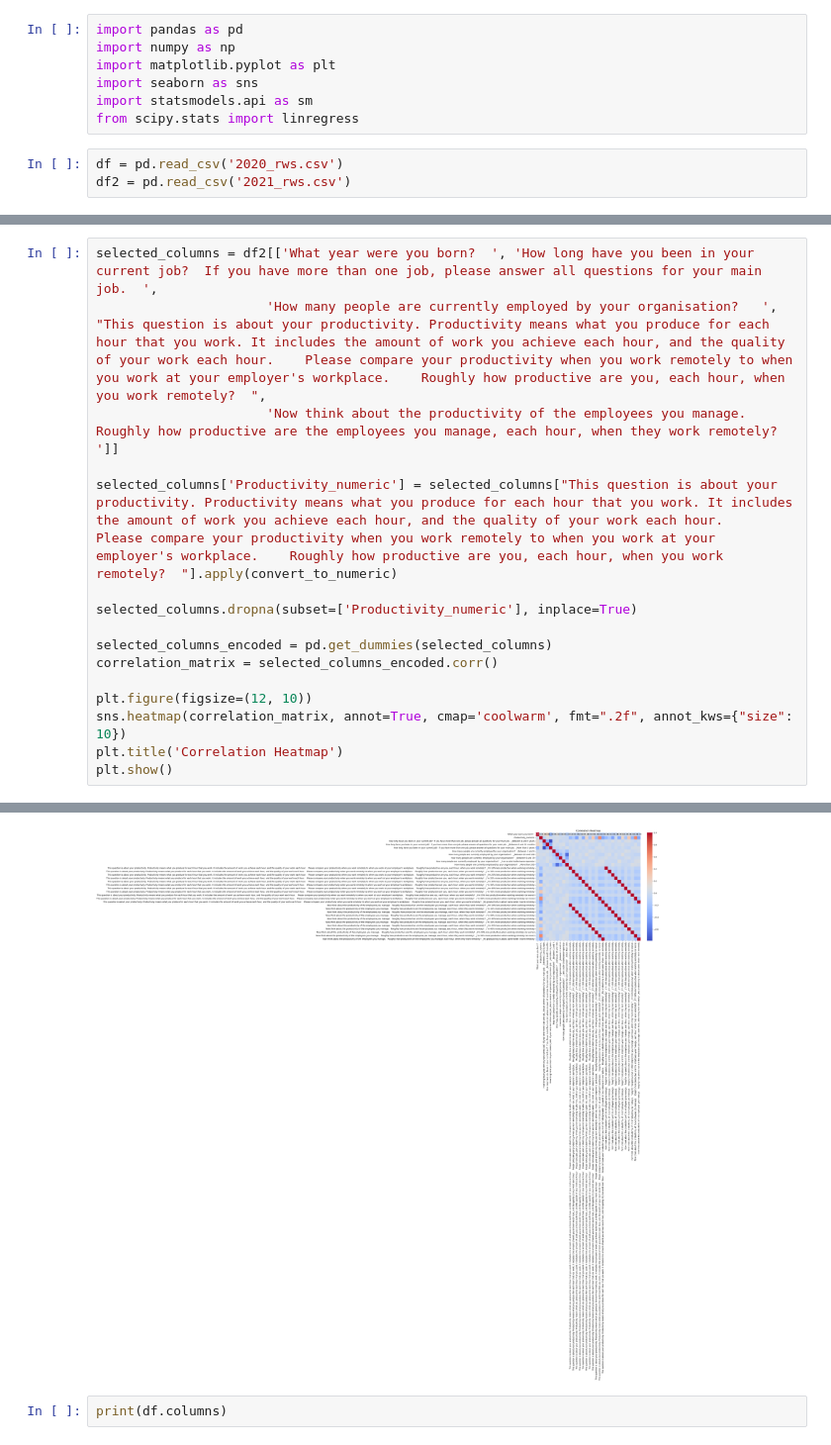
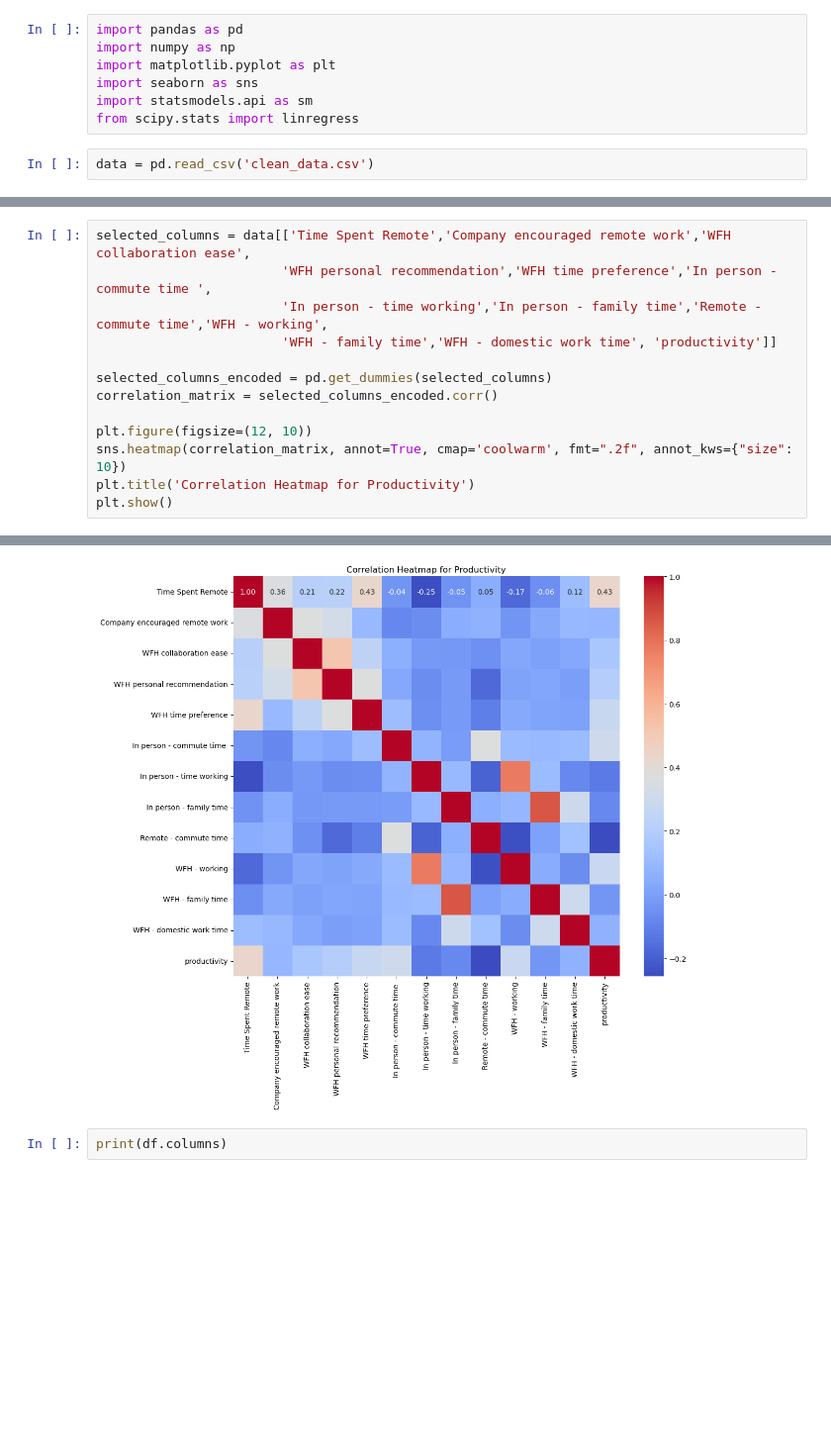
Before and after one commit to spuri007/189-project, a Jupyter notebook: MATH 189 Project.ipynb, the cells around one changed output, grey strips where cells are left out. Shown: that part at 99% size. Saved outputs shown, nothing was run; the diff lists cells and outputs as text; blank space fills up the shorter version.

```diff
--- a/MATH 189 Project.ipynb
+++ b/MATH 189 Project.ipynb
@@ -6,6 +6,5 @@ import seaborn as sns
 import statsmodels.api as sm
 from scipy.stats import linregress
 # %%
-df = pd.read_csv('2020_rws.csv')
-df2 = pd.read_csv('2021_rws.csv')
+data = pd.read_csv('clean_data.csv')
 # %%
@@ -112,17 +74,14 @@ Interpretation:
 # %%
-selected_columns = df2[['What year were you born?  ', 'How long have you been in your current job?  If you have more than one job, please answer all questions for your main job.  ',
-                      'How many people are currently employed by your organisation?   ', "This question is about your productivity. Productivity means what you produce for each hour that you work. It includes the amount of work you achieve each hour, and the quality of your work each hour.    Please compare your productivity when you work remotely to when you work at your employer's workplace.    Roughly how productive are you, each hour, when you work remotely?  ",
-                      'Now think about the productivity of the employees you manage.   Roughly how productive are the employees you manage, each hour, when they work remotely?  ']]
-
-selected_columns['Productivity_numeric'] = selected_columns["This question is about your productivity. Productivity means what you produce for each hour that you work. It includes the amount of work you achieve each hour, and the quality of your work each hour.    Please compare your productivity when you work remotely to when you work at your employer's workplace.    Roughly how productive are you, each hour, when you work remotely?  "].apply(convert_to_numeric)
-
-selected_columns.dropna(subset=['Productivity_numeric'], inplace=True)
+selected_columns = data[['Time Spent Remote','Company encouraged remote work','WFH collaboration ease',
+                        'WFH personal recommendation','WFH time preference','In person - commute time ',
+                        'In person - time working','In person - family time','Remote - commute time','WFH - working',
+                        'WFH - family time','WFH - domestic work time', 'productivity']]
 
 selected_columns_encoded = pd.get_dummies(selected_columns)
 correlation_matrix = selected_columns_encoded.corr()
 
 plt.figure(figsize=(12, 10))
 sns.heatmap(correlation_matrix, annot=True, cmap='coolwarm', fmt=".2f", annot_kws={"size": 10})
-plt.title('Correlation Heatmap')
+plt.title('Correlation Heatmap for Productivity')
 plt.show()
 # %% [output]
@@ -138,4 +88,4 @@ See the caveats in the documentation: https://pandas.pydata.org/pandas-docs/stab
-[figure, old version]
+[figure, new version]
 # %%
 print(df.columns)
 # %% [output]
```
Also changed, not shown: parts of 11 cells of this notebook.
